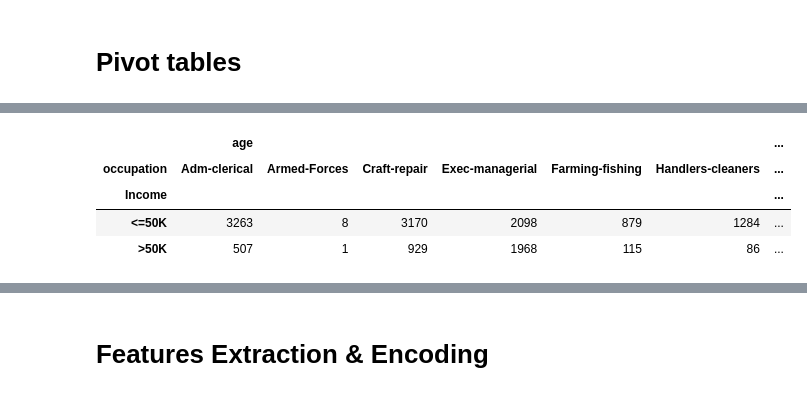
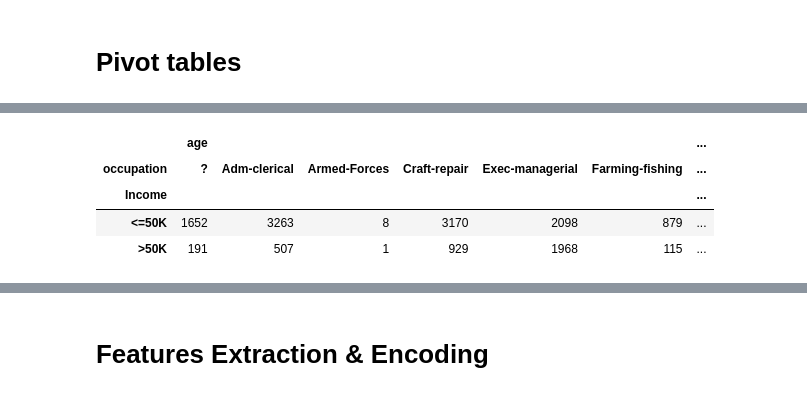
Before and after one commit to vtanmay3103/Census-Income-Classification, a Jupyter notebook: Income_data_eda.ipynb, the cells around one changed output, grey strips where cells are left out. Saved outputs shown, nothing was run; the diff lists cells and outputs as text; code cells hidden in the pictures.

```diff
--- a/Income_data_eda.ipynb
+++ b/Income_data_eda.ipynb
@@ -330,0 +288,4 @@ No skewness
+# %%
+
+eda['workclass'] = eda['workclass'].replace([True,False],['Private','Non-Private'])
+eda.head()
@@ -330,0 +311,5 @@ No skewness
+# %%
+eda[['race']]=eda[['race']]=='White'
+# %%
+eda['race'] = eda['race'].replace([True,False],['White','Not-White'])
+eda.head()
@@ -330,0 +335,4 @@ No skewness
+# %%
+eda['hours-per-week'] = pd.qcut(df_original['hours-per-week'],5,labels=['1','2','3','4'],duplicates='drop',)
+edh = eda['hours-per-week'].value_counts().sort_index()
+sns.barplot(x= edh.index,y=edh)
@@ -372,11 +374,11 @@ pd.pivot_table(group4,index='Income',columns='marital-status')
 # %%
-group5 = df_original.groupby((['Income','occupation']))['age'].count()
+group5 = eda.groupby((['Income','occupation']))['age'].count()
 group5 = group5.to_frame()
 pd.pivot_table(group5,index='Income',columns='occupation')
 # %% [output]
 |  | age |  |  |  |  |  | ... |
-| occupation | Adm-clerical | Armed-Forces | Craft-repair | Exec-managerial | Farming-fishing | Handlers-cleaners | ... |
+| occupation | ? | Adm-clerical | Armed-Forces | Craft-repair | Exec-managerial | Farming-fishing | ... |
 | Income |  |  |  |  |  |  | ... |
-| <=50K | 3263 | 8 | 3170 | 2098 | 879 | 1284 | ... |
-| >50K | 507 | 1 | 929 | 1968 | 115 | 86 | ... |
+| <=50K | 1652 | 3263 | 8 | 3170 | 2098 | 879 | ... |
+| >50K | 191 | 507 | 1 | 929 | 1968 | 115 | ... |
 # %%
```
Also changed, not shown: parts of 138 cells of this notebook.
